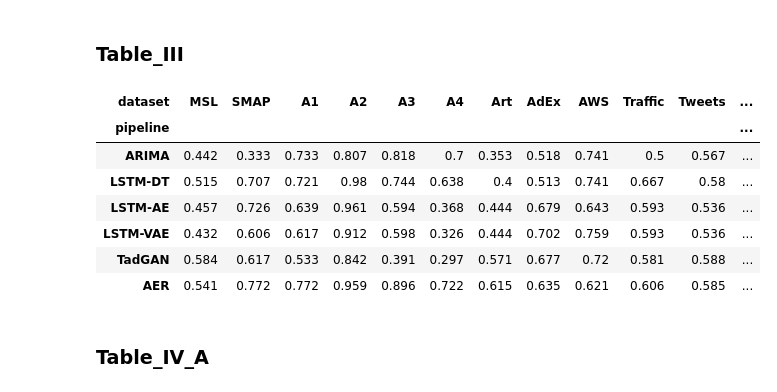
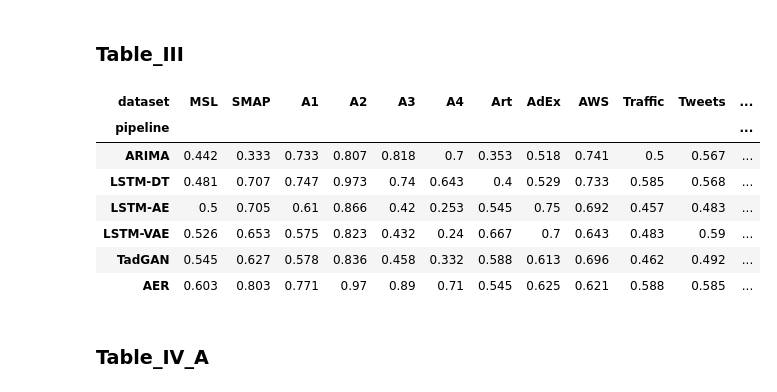
Before and after one commit to sintel-dev/aer-paper, a Jupyter notebook: notebooks/analyze_results.ipynb, the cells around one changed output. Drawn from its saved outputs; the diff is of its cells as text; code cells hidden in the pictures.

```diff
--- a/notebooks/analyze_results.ipynb
+++ b/notebooks/analyze_results.ipynb
@@ -12,18 +12,19 @@ pd.set_option('precision', 3)
 # %%
 # if you already run `run_benchmark.ipynb` and the results
 # are saved into the results folder
 # simply call analyze_table_III()
 
-analyze_table_III(f'{RESULTS_DIRECTORY}/paper-results')
+# analyze_table_III(f'{RESULTS_DIRECTORY}/paper-results')
+analyze_table_III()
 # %% [output]
 | dataset | MSL | SMAP | A1 | A2 | A3 | A4 | Art | AdEx | AWS | Traffic | Tweets | ... |
 | pipeline |  |  |  |  |  |  |  |  |  |  |  | ... |
 | ARIMA | 0.442 | 0.333 | 0.733 | 0.807 | 0.818 | 0.7 | 0.353 | 0.518 | 0.741 | 0.5 | 0.567 | ... |
-| LSTM-DT | 0.515 | 0.707 | 0.721 | 0.98 | 0.744 | 0.638 | 0.4 | 0.513 | 0.741 | 0.667 | 0.58 | ... |
-| LSTM-AE | 0.457 | 0.726 | 0.639 | 0.961 | 0.594 | 0.368 | 0.444 | 0.679 | 0.643 | 0.593 | 0.536 | ... |
-| LSTM-VAE | 0.432 | 0.606 | 0.617 | 0.912 | 0.598 | 0.326 | 0.444 | 0.702 | 0.759 | 0.593 | 0.536 | ... |
-| TadGAN | 0.584 | 0.617 | 0.533 | 0.842 | 0.391 | 0.297 | 0.571 | 0.677 | 0.72 | 0.581 | 0.588 | ... |
-| AER | 0.541 | 0.772 | 0.772 | 0.959 | 0.896 | 0.722 | 0.615 | 0.635 | 0.621 | 0.606 | 0.585 | ... |
+| LSTM-DT | 0.481 | 0.707 | 0.747 | 0.973 | 0.74 | 0.643 | 0.4 | 0.529 | 0.733 | 0.585 | 0.568 | ... |
+| LSTM-AE | 0.5 | 0.705 | 0.61 | 0.866 | 0.42 | 0.253 | 0.545 | 0.75 | 0.692 | 0.457 | 0.483 | ... |
+| LSTM-VAE | 0.526 | 0.653 | 0.575 | 0.823 | 0.432 | 0.24 | 0.667 | 0.7 | 0.643 | 0.483 | 0.59 | ... |
+| TadGAN | 0.545 | 0.627 | 0.578 | 0.836 | 0.458 | 0.332 | 0.588 | 0.613 | 0.696 | 0.462 | 0.492 | ... |
+| AER | 0.603 | 0.803 | 0.771 | 0.97 | 0.89 | 0.71 | 0.545 | 0.625 | 0.621 | 0.588 | 0.585 | ... |
 # %% [markdown]
 ### Table_IV_A
 # %%
```
Also changed, not shown: parts of 3 cells of this notebook, 5 other files.
